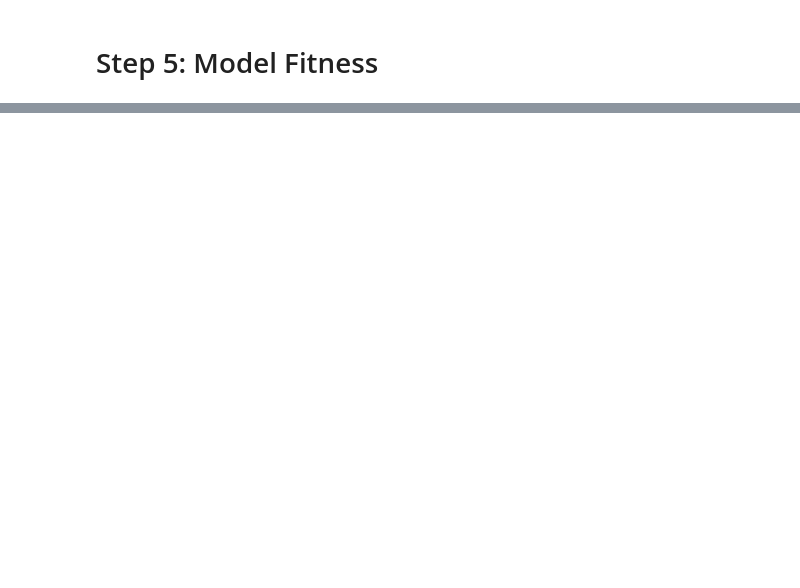
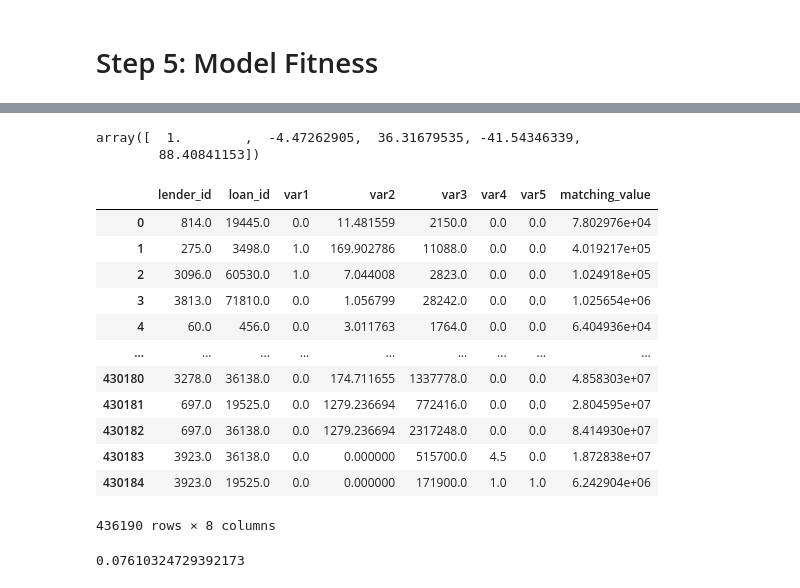
Before and after one commit to cxh1996108/DailyScripts, a Jupyter notebook: exchange_pairs.ipynb, the cells around one changed output, grey strips where cells are left out. Cells and saved outputs as stored; diff of their text form; code cells hidden in the pictures; blank space fills up the shorter version.

```diff
--- a/exchange_pairs.ipynb
+++ b/exchange_pairs.ipynb
@@ -217,0 +302,3 @@ Target Output – Table IX X in Schwert (2018)
+# %%
+df_total = df_matched.append(df_unmatched)
+df_total
@@ -217,0 +319,32 @@ Target Output – Table IX X in Schwert (2018)
+# %%
+beta = result.x
+beta
+# %% [output]
+array([  1.        ,  -4.47262905,  36.31679535, -41.54346339,
+        88.40841153])
+# %%
+df_total["matching_value"] = df_total.iloc[:,2:].dot(beta)
+df_total
+# %% [output]
+|  | lender_id | loan_id | var1 | var2 | var3 | var4 | var5 | matching_value |
+| 0 | 814.0 | 19445.0 | 0.0 | 11.481559 | 2150.0 | 0.0 | 0.0 | 7.802976e+04 |
+| 1 | 275.0 | 3498.0 | 1.0 | 169.902786 | 11088.0 | 0.0 | 0.0 | 4.019217e+05 |
+| 2 | 3096.0 | 60530.0 | 1.0 | 7.044008 | 2823.0 | 0.0 | 0.0 | 1.024918e+05 |
+| 3 | 3813.0 | 71810.0 | 0.0 | 1.056799 | 28242.0 | 0.0 | 0.0 | 1.025654e+06 |
+| 4 | 60.0 | 456.0 | 0.0 | 3.011763 | 1764.0 | 0.0 | 0.0 | 6.404936e+04 |
+| ... | ... | ... | ... | ... | ... | ... | ... | ... |
+| 430180 | 3278.0 | 36138.0 | 0.0 | 174.711655 | 1337778.0 | 0.0 | 0.0 | 4.858303e+07 |
+| 430181 | 697.0 | 19525.0 | 0.0 | 1279.236694 | 772416.0 | 0.0 | 0.0 | 2.804595e+07 |
+| 430182 | 697.0 | 36138.0 | 0.0 | 1279.236694 | 2317248.0 | 0.0 | 0.0 | 8.414930e+07 |
+| 430183 | 3923.0 | 36138.0 | 0.0 | 0.000000 | 515700.0 | 4.5 | 0.0 | 1.872838e+07 |
+| 430184 | 3923.0 | 19525.0 | 0.0 | 0.000000 | 171900.0 | 1.0 | 1.0 | 6.242904e+06 |
+436190 rows × 8 columns
+# %%
+s = 0
+for i in df_quota.index:
+    quota = int(df_quota.loc[i])
+    id_sorted = df_total[df_total["lender_id"] == i].sort_values(by = "matching_value")[0:quota]["loan_id"]
+    s = s + sum(df_matched[df_matched["lender_id"] == i]["loan_id"].isin(id_sorted))
+print(s/df_matched.shape[0])
+# %% [output]
+0.07610324729392173
```
Also changed, not shown: parts of 15 cells of this notebook.
